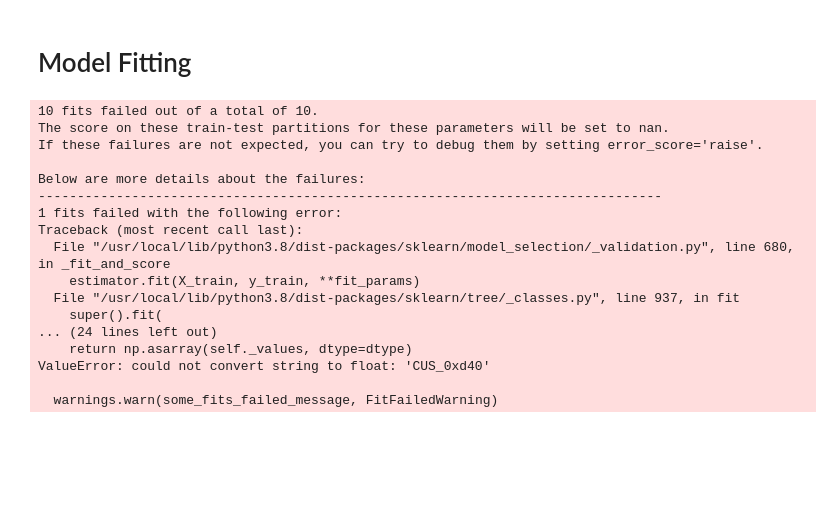
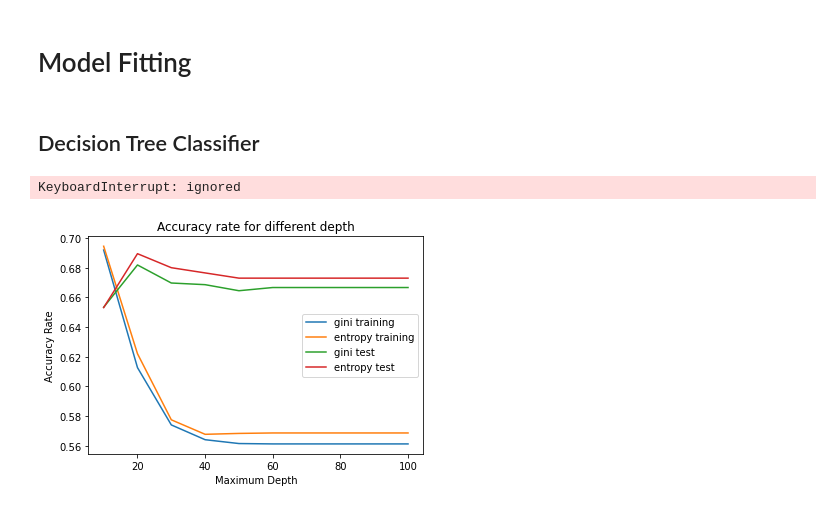
Before and after one commit to Chenzhang0329/Credit_Score_Classification, a Jupyter notebook: 6100_final_project.ipynb, the cells around one changed output. Cells and saved outputs as stored; diff of their text form; code cells hidden in the pictures; blank space fills up the shorter version.

```diff
--- a/6100_final_project.ipynb
+++ b/6100_final_project.ipynb
@@ -285,0 +365,4 @@ train_data.head()
+# %%
+validation_set.drop(columns=['Month', 'Credit_Score'], inplace=True)
+new_train_set.drop(columns=['Month', 'Credit_Score'], inplace=True)
+test_data.drop(columns = 'Month', inplace = True)
@@ -286,26 +392,49 @@ train_data.head()
 # %% [markdown]
 # Model Fitting
-# %%
-from sklearn.tree import DecisionTreeClassifier
-from sklearn.model_selection import cross_val_score
-
-treeclf = DecisionTreeClassifier(max_depth=3,criterion='entropy',random_state=0)
-scores=cross_val_score(estimator = treeclf,X=train_data,y = Credit_Score,cv = 10,scoring = 'roc_auc')
-# %% [output]
-10 fits failed out of a total of 10.
-The score on these train-test partitions for these parameters will be set to nan.
-If these failures are not expected, you can try to debug them by setting error_score='raise'.
-
-Below are more details about the failures:
---------------------------------------------------------------------------------
-1 fits failed with the following error:
-Traceback (most recent call last):
-  File "/usr/local/lib/python3.8/dist-packages/sklearn/model_selection/_validation.py", line 680, in _fit_and_score
-    estimator.fit(X_train, y_train, **fit_params)
-  File "/usr/local/lib/python3.8/dist-packages/sklearn/tree/_classes.py", line 937, in fit
-    super().fit(
-... (24 lines left out)
-    return np.asarray(self._values, dtype=dtype)
-ValueError: could not convert string to float: 'CUS_0xd40'
-
-  warnings.warn(some_fits_failed_message, FitFailedWarning)
+# %% [markdown]
+## Decision Tree Classifier
+# %%
+from sklearn.tree import DecisionTreeClassifier
+from sklearn.model_selection import cross_val_score
+import matplotlib.pyplot as plt
+from sklearn import metrics
+
+
+depth_lst = [10, 20, 30, 40, 50, 60, 70, 80, 90, 100]
+train_score_lst = []
+test_score_lst = []
+for item in ['gini', 'entropy']:
+  train_lst = []
+  test_lst = []
+  for i in depth_lst:
+    treeclf = DecisionTreeClassifier(max_depth=i ,criterion=item,random_state=0)
+    scores=cross_val_score(estimator = treeclf,X=new_train_set,y =train_y,cv = 10)
+    # for validation set
+    treeclf.fit(new_train_set, train_y)
+    predict_y = treeclf.predict(validation_set)
+    test_lst.append(metrics.accuracy_score(validation_respond, predict_y))
+    print(scores)
+    print(np.mean(scores))
+    train_lst.append(np.mean(scores))
+  #plt.plot(depth_lst, item_lst)
+
+  train_score_lst.append(train_lst)
+  test_score_lst.append(test_lst)
+# %% [output]
+KeyboardInterrupt: ignored
+# %%
+plt.plot(depth_lst, train_score_lst[0], label = 'gini training')
+plt.plot(depth_lst, train_score_lst[1], label = 'entropy training')
+plt.plot(depth_lst, test_score_lst[0], label = 'gini test')
+plt.plot(depth_lst, test_score_lst[1], label = 'entropy test')
+
+#plt.plot(depth_lst, score_lst[2], label = 'log_loss')
+plt.title('Accuracy rate for different depth')
+plt.xlabel('Maximum Depth')
+plt.ylabel('Accuracy Rate')
+plt.legend()
+fig1 = plt.gcf()
+plt.show()
+fig1.savefig('DecisionTree1.png')
+# %% [output]
+[figure, added]
```
Also changed, not shown: parts of 48 cells of this notebook.
